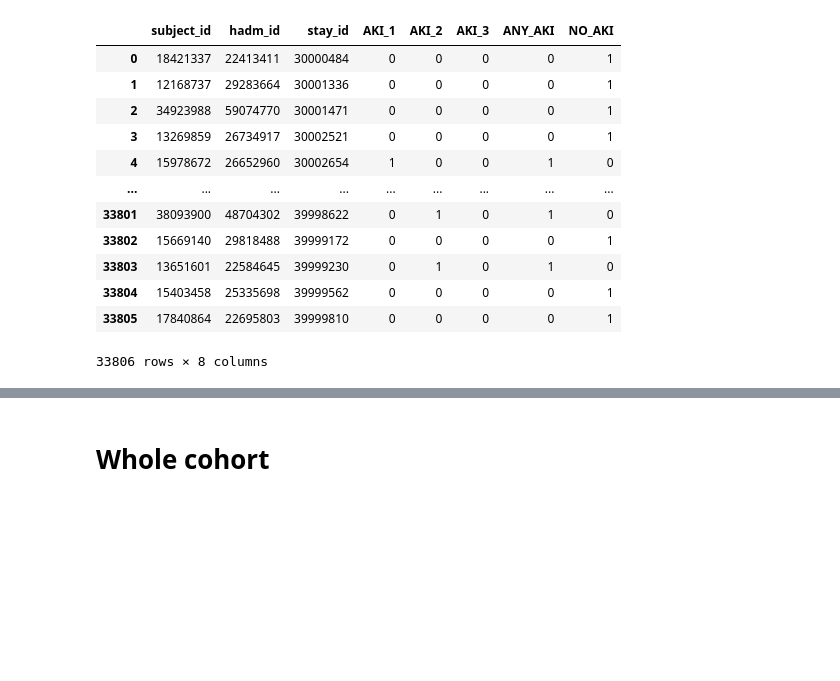
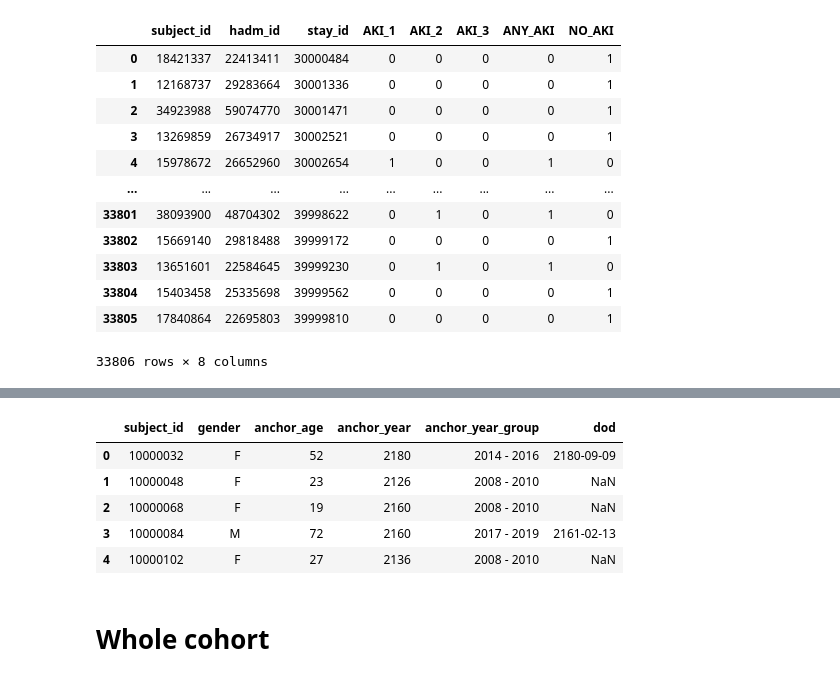
Before and after one commit to maslenkovas/aki_prediction, a Jupyter notebook: other/Cohort_analysis.ipynb, the cells around one changed output, grey strips where cells are left out. Drawn from its saved outputs; the diff is of its cells as text; code cells hidden in the pictures; blank space fills up the shorter version.

```diff
--- a/other/Cohort_analysis.ipynb
+++ b/other/Cohort_analysis.ipynb
@@ -68,5 +70,20 @@ data_icustays['hadm_id'] = data_icustays['hadm_id'].astype(int)
 format_ = '%Y-%m-%d %H:%M:%S'
 data_icustays['intime'] = pd.to_datetime(data_icustays['intime'], format=format_)
 data_icustays['outtime'] = pd.to_datetime(data_icustays['outtime'], format=format_)
+# %%
+import pandas as pd
+
+data_patients = pd.read_csv(HOSP_PATH+'patients.csv')
+
+data_patients.columns = data_patients.columns.str.lower()
+
+data_patients.head(5)
+# %% [output]
+|  | subject_id | gender | anchor_age | anchor_year | anchor_year_group | dod |
+| 0 | 10000032 | F | 52 | 2180 | 2014 - 2016 | 2180-09-09 |
+| 1 | 10000048 | F | 23 | 2126 | 2008 - 2010 | NaN |
+| 2 | 10000068 | F | 19 | 2160 | 2008 - 2010 | NaN |
+| 3 | 10000084 | M | 72 | 2160 | 2017 - 2019 | 2161-02-13 |
+| 4 | 10000102 | F | 27 | 2136 | 2008 - 2010 | NaN |
 # %% [markdown]
 # Whole cohort
```
Also changed, not shown: parts of 15 cells of this notebook, 6 other files.
